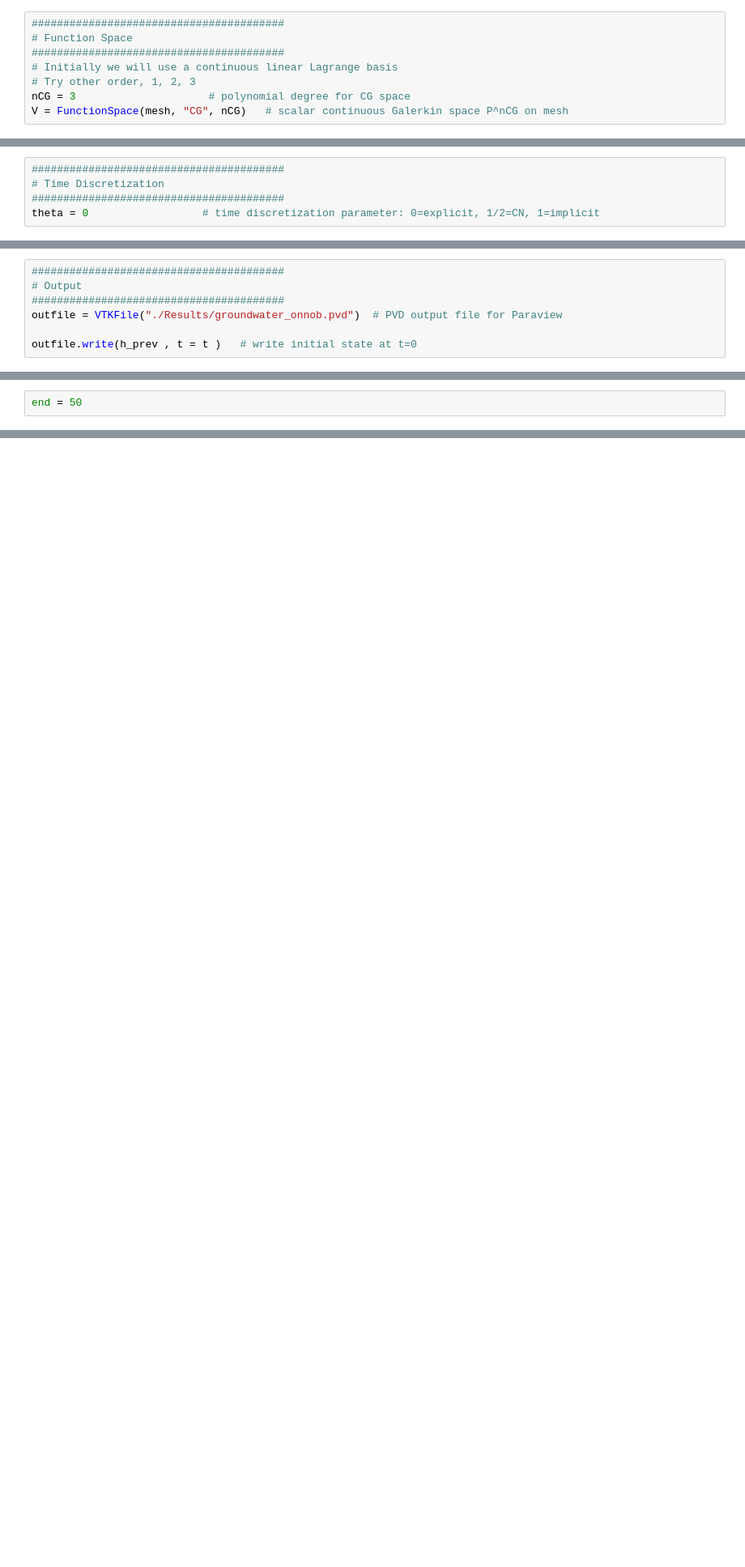
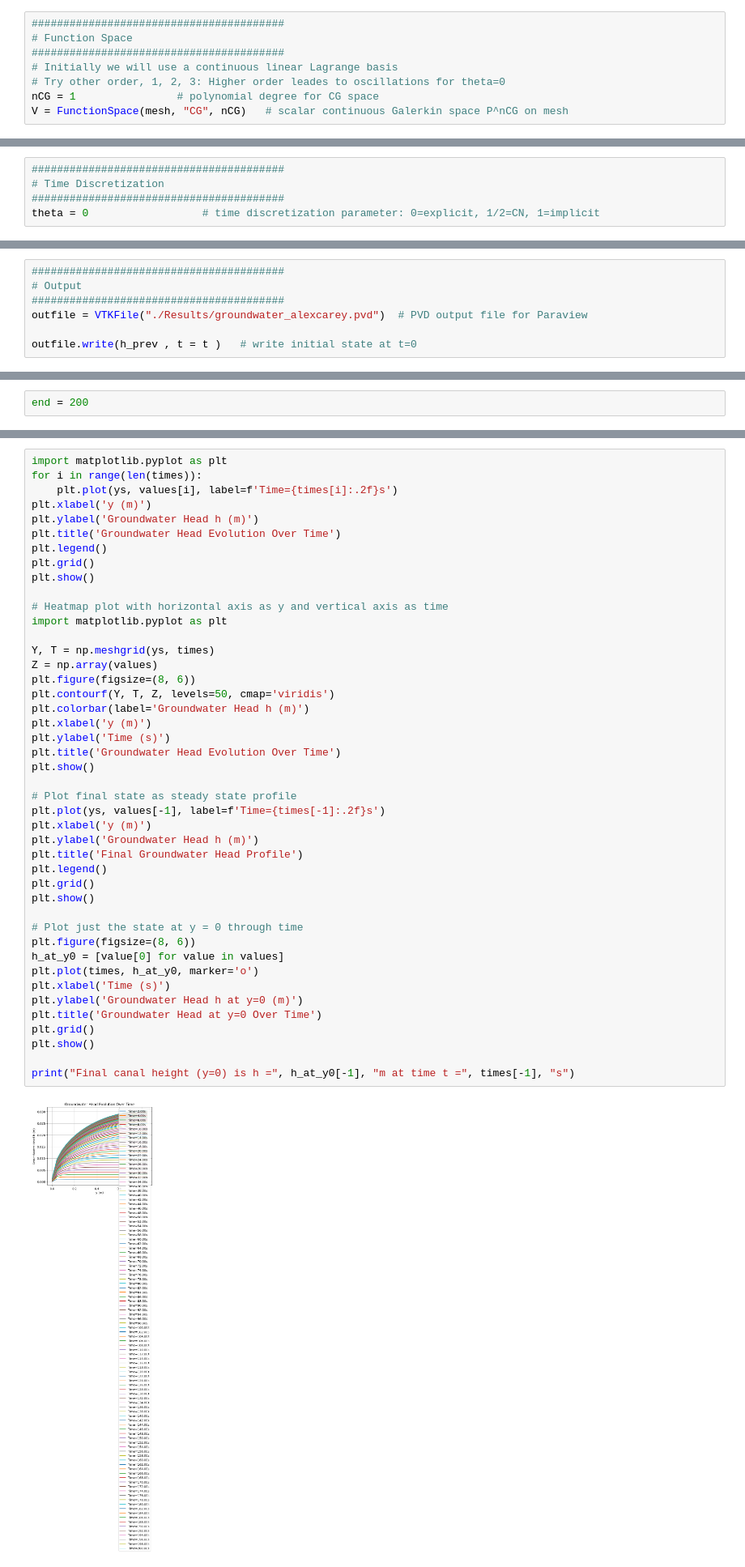
Before and after one commit to obokhove/FDnumerics2526, a Jupyter notebook: Alex_Carey/Exercise 3/Groundwater_Alex_Carey.ipynb, the cells around one changed output, grey strips where cells are left out. Shown at 81% size. Saved outputs shown, nothing was run; the diff lists cells and outputs as text; blank space fills up the shorter version.

```diff
--- a/Alex_Carey/Exercise 3/Groundwater_Alex_Carey.ipynb
+++ b/Alex_Carey/Exercise 3/Groundwater_Alex_Carey.ipynb
@@ -34,8 +34,8 @@ tmeas = dtmeas       # next output time threshold
 # Function Space
 ########################################
 # Initially we will use a continuous linear Lagrange basis
-# Try other order, 1, 2, 3
-nCG = 3                     # polynomial degree for CG space
+# Try other order, 1, 2, 3: Higher order leades to oscillations for theta=0
+nCG = 1                # polynomial degree for CG space
 V = FunctionSpace(mesh, "CG", nCG)   # scalar continuous Galerkin space P^nCG on mesh
 # %%
 ########################################
@@ -81,7 +81,7 @@ h_prev = Function(V).interpolate(0.0 + 0.0*y)  # initial groundwater head h^n (f
 ########################################
 # Output
 ########################################
-outfile = VTKFile("./Results/groundwater_onnob.pvd")  # PVD output file for Paraview
+outfile = VTKFile("./Results/groundwater_alexcarey.pvd")  # PVD output file for Paraview
 
 outfile.write(h_prev , t = t )   # write initial state at t=0
 # %%
@@ -137,7 +137,7 @@ elif nncase == 1:
       h_problem = NonlinearVariationalProblem( F+F2 , h )         # nonlinear problem with boundary term
       h_solver = NonlinearVariationalSolver(h_problem, solver_parameters={'mat_type':'aij','ksp_type':'preonly','pc_type':'lu','pc_factor_mat_solver_type': 'mumps','ksp_rtol': 1e-14})  # direct Newton linearization solve
 # %%
-end = 50
+end = 200
 # %%
 ########################################
 # Time Loop
@@ -194,0 +274,46 @@ Time is:  50.00205749998856
+# %%
+import matplotlib.pyplot as plt
+for i in range(len(times)):
+    plt.plot(ys, values[i], label=f'Time={times[i]:.2f}s')
+plt.xlabel('y (m)')
+plt.ylabel('Groundwater Head h (m)')
+plt.title('Groundwater Head Evolution Over Time')
+plt.legend()
+plt.grid()
+plt.show()
+
+# Heatmap plot with horizontal axis as y and vertical axis as time
+import matplotlib.pyplot as plt
+
+Y, T = np.meshgrid(ys, times)
+Z = np.array(values)
+plt.figure(figsize=(8, 6))
+plt.contourf(Y, T, Z, levels=50, cmap='viridis')
+plt.colorbar(label='Groundwater Head h (m)')
+plt.xlabel('y (m)')
+plt.ylabel('Time (s)')
+plt.title('Groundwater Head Evolution Over Time')
+plt.show()
+
+# Plot final state as steady state profile
+plt.plot(ys, values[-1], label=f'Time={times[-1]:.2f}s')
+plt.xlabel('y (m)')
+plt.ylabel('Groundwater Head h (m)')
+plt.title('Final Groundwater Head Profile')
+plt.legend()
+plt.grid()
+plt.show()
+
+# Plot just the state at y = 0 through time
+plt.figure(figsize=(8, 6))
+h_at_y0 = [value[0] for value in values]
+plt.plot(times, h_at_y0, marker='o')
+plt.xlabel('Time (s)')
+plt.ylabel('Groundwater Head h at y=0 (m)')
+plt.title('Groundwater Head at y=0 Over Time')
+plt.grid()
+plt.show()
+
+print("Final canal height (y=0) is h =", h_at_y0[-1], "m at time t =", times[-1], "s")
+# %% [output]
+[figure, added]
```
Also changed, not shown: parts of 24 cells of this notebook, 4 other files.
